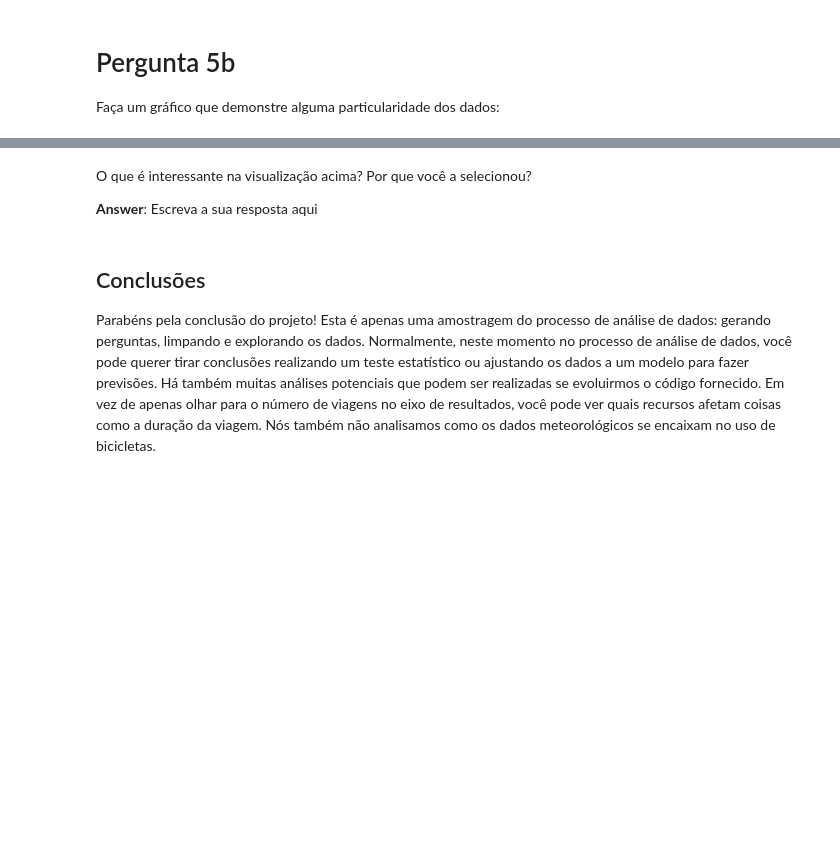
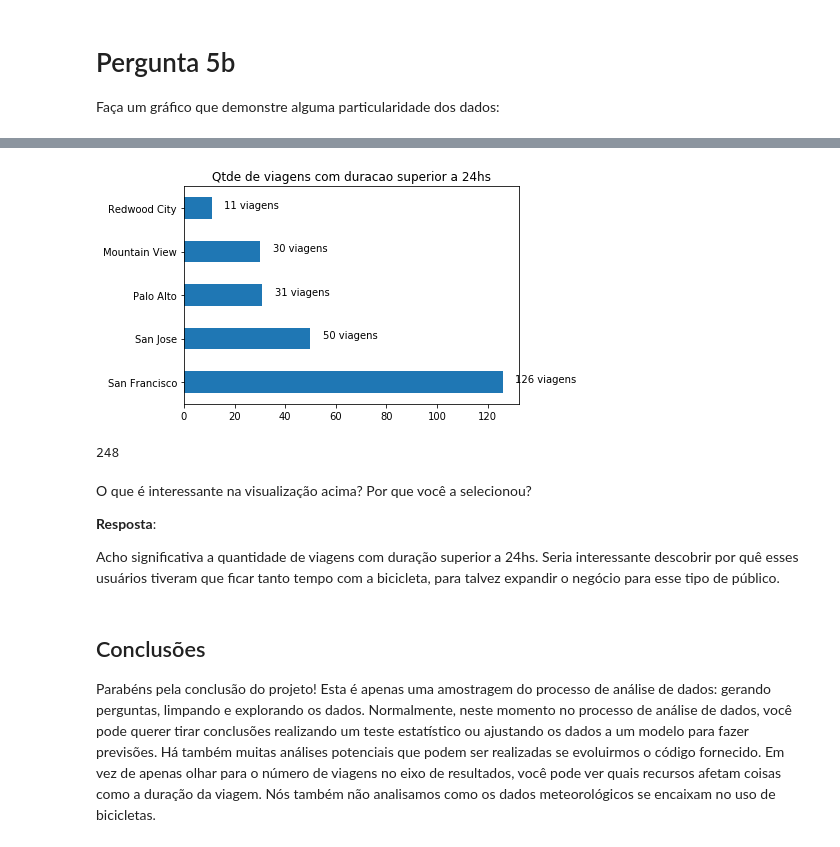
Before and after one commit to rogerpaviani/nanodegree_fdsi, a Jupyter notebook: ndfdsi-bikeshareanalysis/Analise_Bay_Area_Bike_Share-NDFDSI.ipynb, the cells around one changed output, grey strips where cells are left out. Saved outputs shown, nothing was run; the diff lists cells and outputs as text; code cells hidden in the pictures; blank space fills up the shorter version.

Commit message:
projeto enviado para analise

```diff
--- a/ndfdsi-bikeshareanalysis/Analise_Bay_Area_Bike_Share-NDFDSI.ipynb
+++ b/ndfdsi-bikeshareanalysis/Analise_Bay_Area_Bike_Share-NDFDSI.ipynb
@@ -459,3 +503,7 @@ O que é interessante na visualização acima? Por que você a selecionou?
 # %% [markdown]
 # Pergunta 5b
 Faça um gráfico que demonstre alguma particularidade dos dados:
+# %%
+#preparar dados de clientes avulsos, com viagens duracao maior que 24hs
+trip_customer = trip_data.loc[(trip_data['subscription_type'] == 'Customer') & (trip_data['duration'] >= 60 * 24)]
+trip_customer.head()
@@ -462,9 +517,31 @@ Faça um gráfico que demonstre alguma particularidade dos dados:
 # %%
 # Gráfico Final 2
-# %% [markdown]
-O que é interessante na visualização acima? Por que você a selecionou?
-
-**Answer**: Escreva a sua resposta aqui
+# %%
+trip_cs_weekday = trip_customer['start_city'].value_counts()
+ax = trip_cs_weekday.plot(kind='barh')
+
+rects = ax.patches
+
+for rect in rects:
+    width = rect.get_width()
+    ax.text(width + 5, rect.get_y() + rect.get_height()/2, str(width) + ' viagens', ha='left')
+
+grafplot.title('Qtde de viagens com duracao superior a 24hs')
+grafplot.show()
+# %% [output]
+[figure, added]
+# %%
+#confere total de viagens
+len(trip_customer)
+# %% [output]
+248
+# %% [markdown]
+O que é interessante na visualização acima? Por que você a selecionou?
+
+**Resposta**:
+
+Acho significativa a quantidade de viagens com duração superior a 24hs.
+Seria interessante descobrir por quê esses usuários tiveram que ficar tanto tempo com a bicicleta, para talvez expandir o negócio para esse tipo de público.
 # %% [markdown]
 ## Conclusões
 
```
Also changed, not shown: parts of 10 cells of this notebook.
